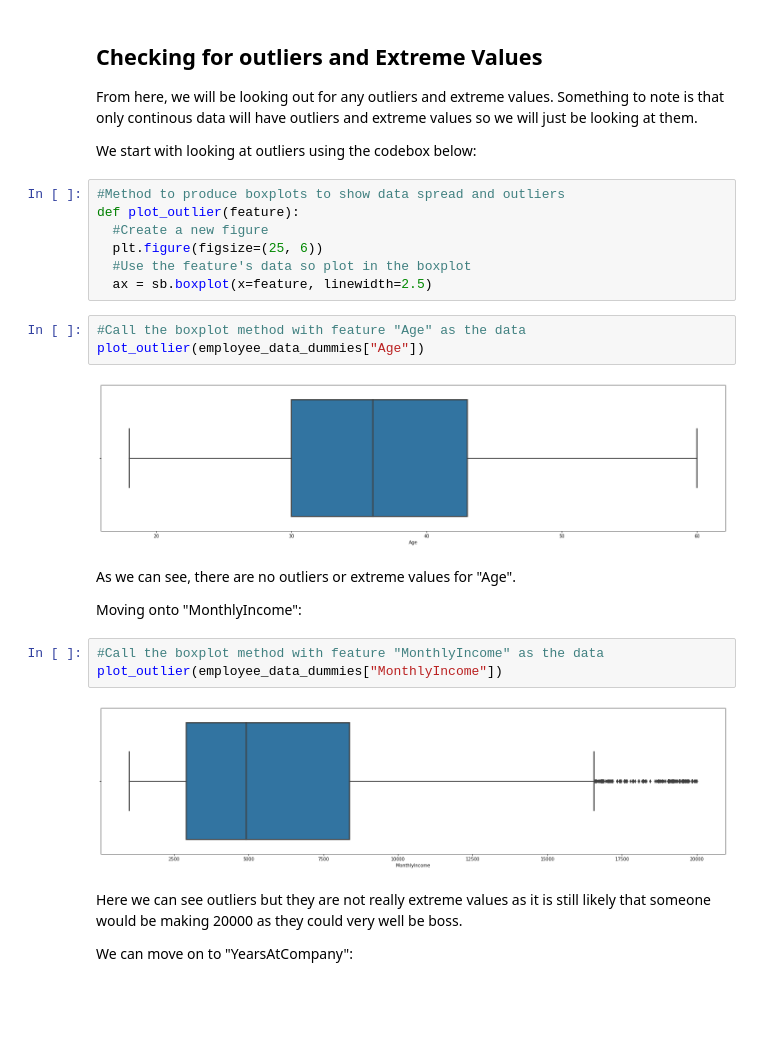
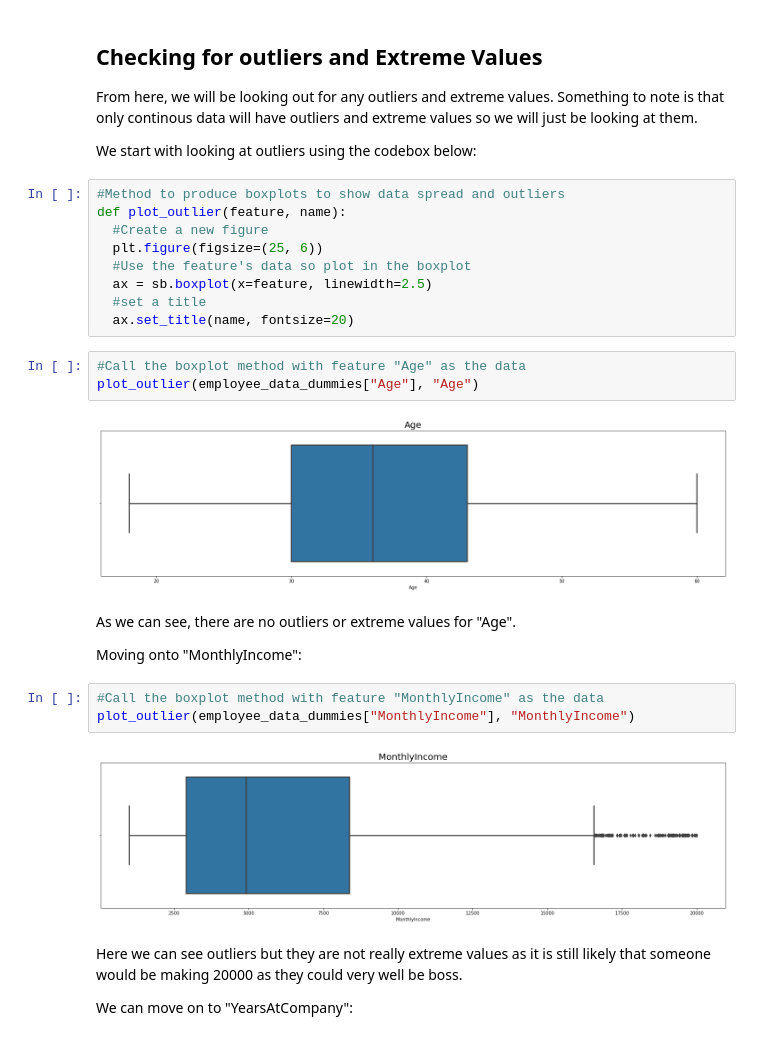
Before and after one commit to Ad2891/Slutuppgift-team12, a Jupyter notebook: Slutuppgift.ipynb, the cells around one changed output. Drawn from its saved outputs; the diff is of its cells as text; blank space fills up the shorter version.

Commit message:
Ver 1.20: Fixed Graph names

```diff
--- a/Slutuppgift.ipynb
+++ b/Slutuppgift.ipynb
@@ -415,25 +414,27 @@ From here, we will be looking out for any outliers and extreme values. Something
 We start with looking at outliers using the codebox below:
 # %%
 #Method to produce boxplots to show data spread and outliers
-def plot_outlier(feature):
+def plot_outlier(feature, name):
   #Create a new figure
   plt.figure(figsize=(25, 6))
   #Use the feature's data so plot in the boxplot
   ax = sb.boxplot(x=feature, linewidth=2.5)
+  #set a title
+  ax.set_title(name, fontsize=20)
 # %%
 #Call the boxplot method with feature "Age" as the data
-plot_outlier(employee_data_dummies["Age"])
+plot_outlier(employee_data_dummies["Age"], "Age")
 # %% [output]
-[figure, old version]
+[figure, new version]
 # %% [markdown]
 As we can see, there are no outliers or extreme values for "Age".
 
 Moving onto "MonthlyIncome":
 # %%
 #Call the boxplot method with feature "MonthlyIncome" as the data
-plot_outlier(employee_data_dummies["MonthlyIncome"])
+plot_outlier(employee_data_dummies["MonthlyIncome"], "MonthlyIncome")
 # %% [output]
-[figure, old version]
+[figure, new version]
 # %% [markdown]
 Here we can see outliers but they are not really extreme values as it is still likely that someone would be making 20000 as they could very well be boss.
 
```
Also changed, not shown: parts of 16 cells of this notebook.
